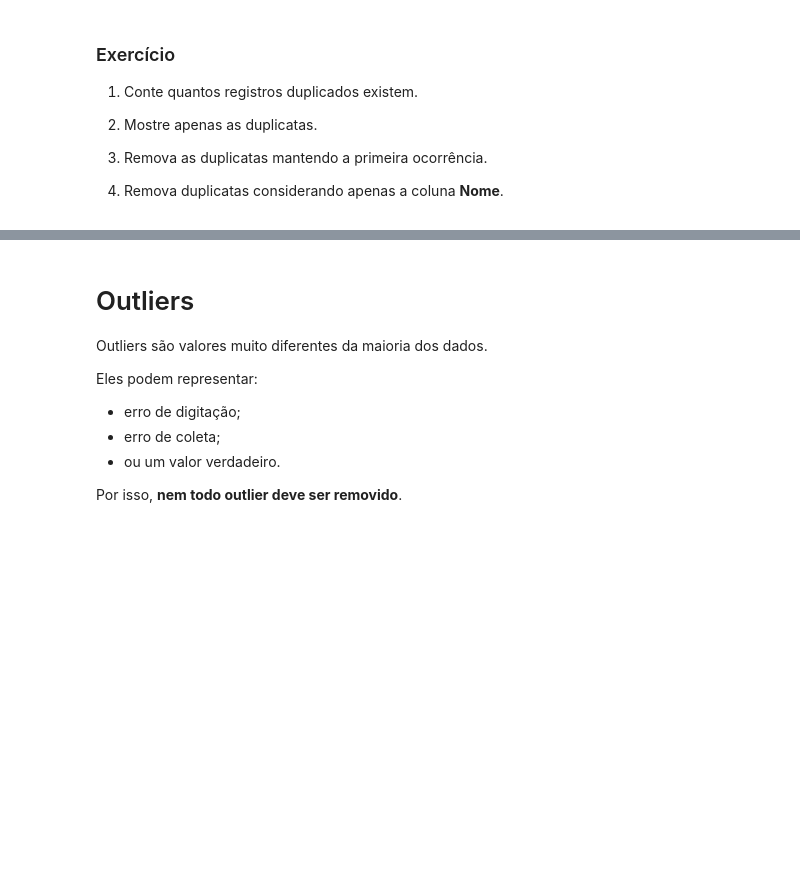
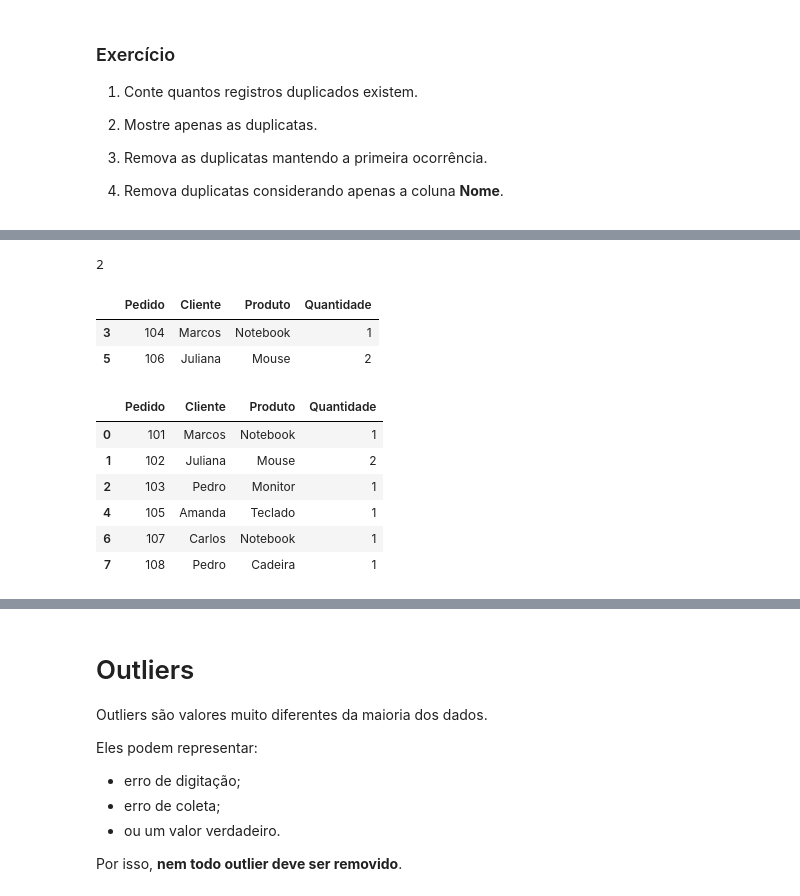
Before and after one commit to andercb/limpeza-dados, a Jupyter notebook: limpeza_dados.ipynb, the cells around one changed output, grey strips where cells are left out. Cells and saved outputs as stored; diff of their text form; code cells hidden in the pictures; blank space fills up the shorter version.

```diff
--- a/limpeza_dados.ipynb
+++ b/limpeza_dados.ipynb
@@ -295,4 +409,5 @@ produtos = pd.DataFrame({
     "Quantidade": [1, 2, 1, 1, 1, 2, 1, 1]
 })
 
+df = pd.DataFrame(produtos)
 print(produtos)
@@ -298,0 +424,25 @@ print(produtos)
+# %%
+# 1. Conte quantos registros duplicados existem.
+#df[df.duplicated(subset=["Cliente"]) & df.duplicated(subset=["Produto"])].sum()
+print(produtos.duplicated(subset=["Cliente", "Produto", "Quantidade"]).sum())
+# %% [output]
+2
+# %%
+# 2. Mostre apenas as duplicatas.
+#df[df.duplicated(subset=["Cliente", "Produto"], keep=False)]
+df[df.duplicated(subset=["Cliente", "Produto", "Quantidade"])]
+# %% [output]
+|  | Pedido | Cliente | Produto | Quantidade |
+| 3 | 104 | Marcos | Notebook | 1 |
+| 5 | 106 | Juliana | Mouse | 2 |
+# %%
+# 3. Remova as duplicatas mantendo a primeira ocorrência
+df.drop_duplicates(subset=["Cliente", "Produto", "Quantidade"], keep="first")
+# %% [output]
+|  | Pedido | Cliente | Produto | Quantidade |
+| 0 | 101 | Marcos | Notebook | 1 |
+| 1 | 102 | Juliana | Mouse | 2 |
+| 2 | 103 | Pedro | Monitor | 1 |
+| 4 | 105 | Amanda | Teclado | 1 |
+| 6 | 107 | Carlos | Notebook | 1 |
+| 7 | 108 | Pedro | Cadeira | 1 |
```
Also changed, not shown: parts of 40 cells of this notebook.
